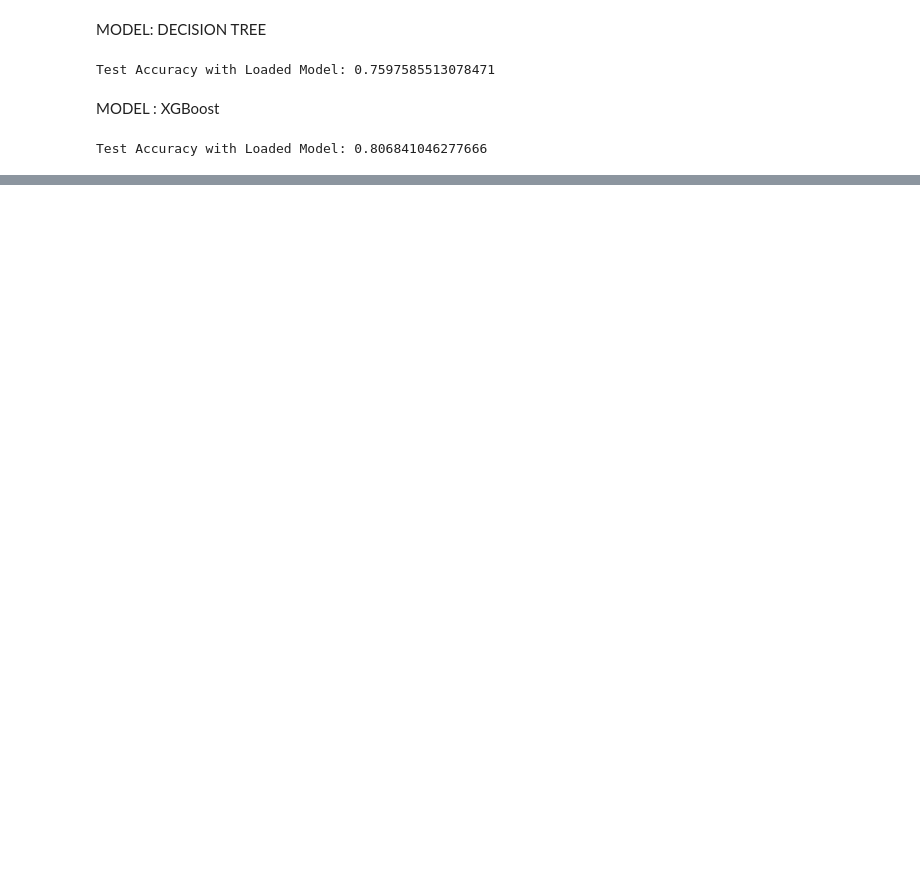
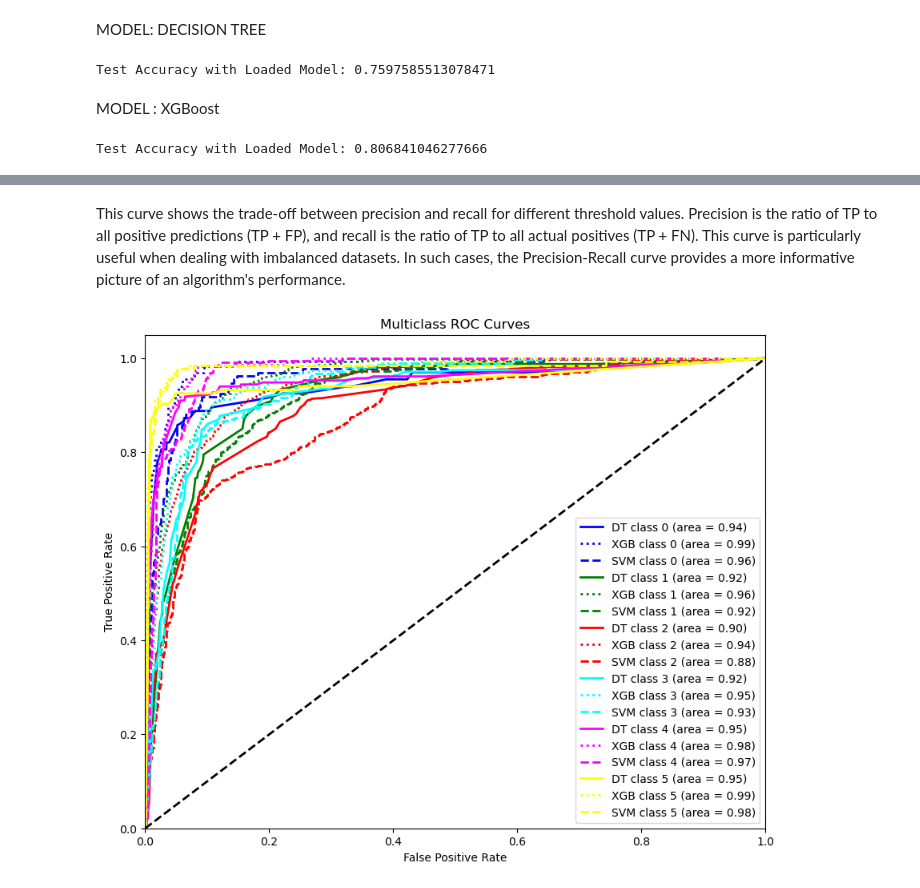
Before and after one commit to pr018gy/Air_Quality_Detection_ML, a Jupyter notebook: Modeling/ModelEvaluation.ipynb, the cells around one changed output, grey strips where cells are left out. Cells and saved outputs as stored; diff of their text form; code cells hidden in the pictures; blank space fills up the shorter version.

```diff
--- a/Modeling/ModelEvaluation.ipynb
+++ b/Modeling/ModelEvaluation.ipynb
@@ -30,0 +105,61 @@ Test Accuracy with Loaded Model: 0.806841046277666
+# %% [markdown]
+This curve shows the trade-off between precision and recall for different threshold values. Precision is the ratio of TP to all positive predictions (TP + FP), and recall is the ratio of TP to all actual positives (TP + FN). This curve is particularly useful when dealing with imbalanced datasets. In such cases, the Precision-Recall curve provides a more informative picture of an algorithm's performance.
+# %%
+import numpy as np
+import matplotlib.pyplot as plt
+from itertools import cycle
+from sklearn.metrics import roc_curve, auc
+from sklearn.preprocessing import label_binarize
+
+
+# Binarize the output (convert multiclass labels to a binary format for each class)
+y_test_binarized = label_binarize(y_test, classes=np.unique(y_test))
+n_classes = y_test_binarized.shape[1]
+
+# Compute ROC curve and ROC area for each class
+fpr = dict()
+tpr = dict()
+roc_auc = dict()
+
+# Decision Tree model
+y_probs_dt = dt_model.predict_proba(x_test)
+
+for i in range(n_classes):
+    fpr["dt", i], tpr["dt", i], _ = roc_curve(y_test_binarized[:, i], y_probs_dt[:, i])
+    roc_auc["dt", i] = auc(fpr["dt", i], tpr["dt", i])
+
+# XGBoost model
+y_probs_xgb = xgb_model.predict_proba(x_test)
+
+for i in range(n_classes):
+    fpr["xgb", i], tpr["xgb", i], _ = roc_curve(y_test_binarized[:, i], y_probs_xgb[:, i])
+    roc_auc["xgb", i] = auc(fpr["xgb", i], tpr["xgb", i])
+
+# SVM model
+y_scores_svm = svm_pipeline.decision_function(X_test)
+
+
+for i in range(n_classes):
+    fpr["svm", i], tpr["svm", i], _ = roc_curve(y_test_binarized[:, i], y_scores_svm[:, i])
+    roc_auc["svm", i] = auc(fpr["svm", i], tpr["svm", i])
+
+
+# Plot all ROC curves
+plt.figure(figsize=(10, 8))
+
+colors = cycle(['blue', 'green', 'red', 'cyan', 'magenta', 'yellow', 'black'])
+for i, color in zip(range(n_classes), colors):
+    plt.plot(fpr["dt", i], tpr["dt", i], color=color, lw=2, label=f'DT class {i} (area = {roc_auc["dt", i]:.2f})')
+    plt.plot(fpr["xgb", i], tpr["xgb", i], color=color, lw=2, linestyle=':', label=f'XGB class {i} (area = {roc_auc["xgb", i]:.2f})')
+    plt.plot(fpr["svm", i], tpr["svm", i], color=color, lw=2, linestyle='--', label=f'SVM class {i} (area = {roc_auc["svm", i]:.2f})')
+
+plt.plot([0, 1], [0, 1], 'k--', lw=2)
+plt.xlim([0.0, 1.0])
+plt.ylim([0.0, 1.05])
+plt.xlabel('False Positive Rate')
+plt.ylabel('True Positive Rate')
+plt.title('Multiclass ROC Curves')
+plt.legend(loc="lower right")
+plt.show()
+# %% [output]
+[figure, added]
```
Also changed, not shown: parts of 5 cells of this notebook, 1 other file.
